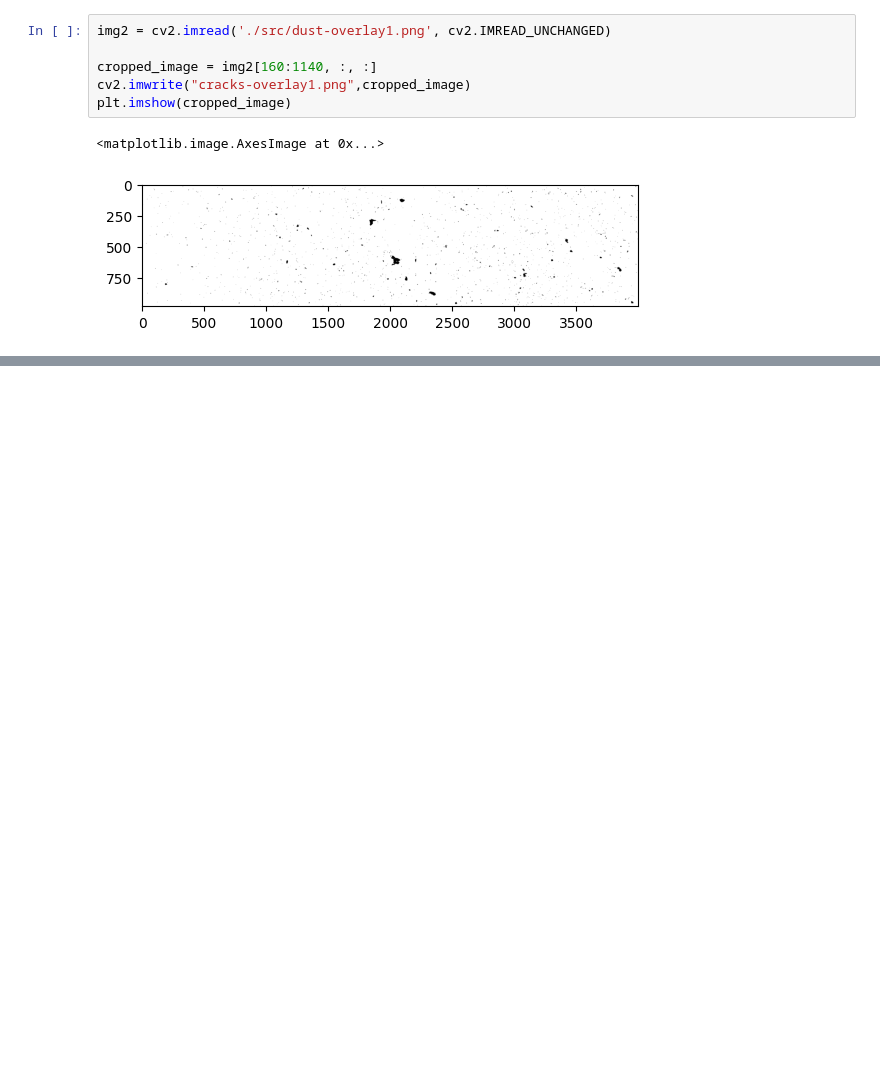
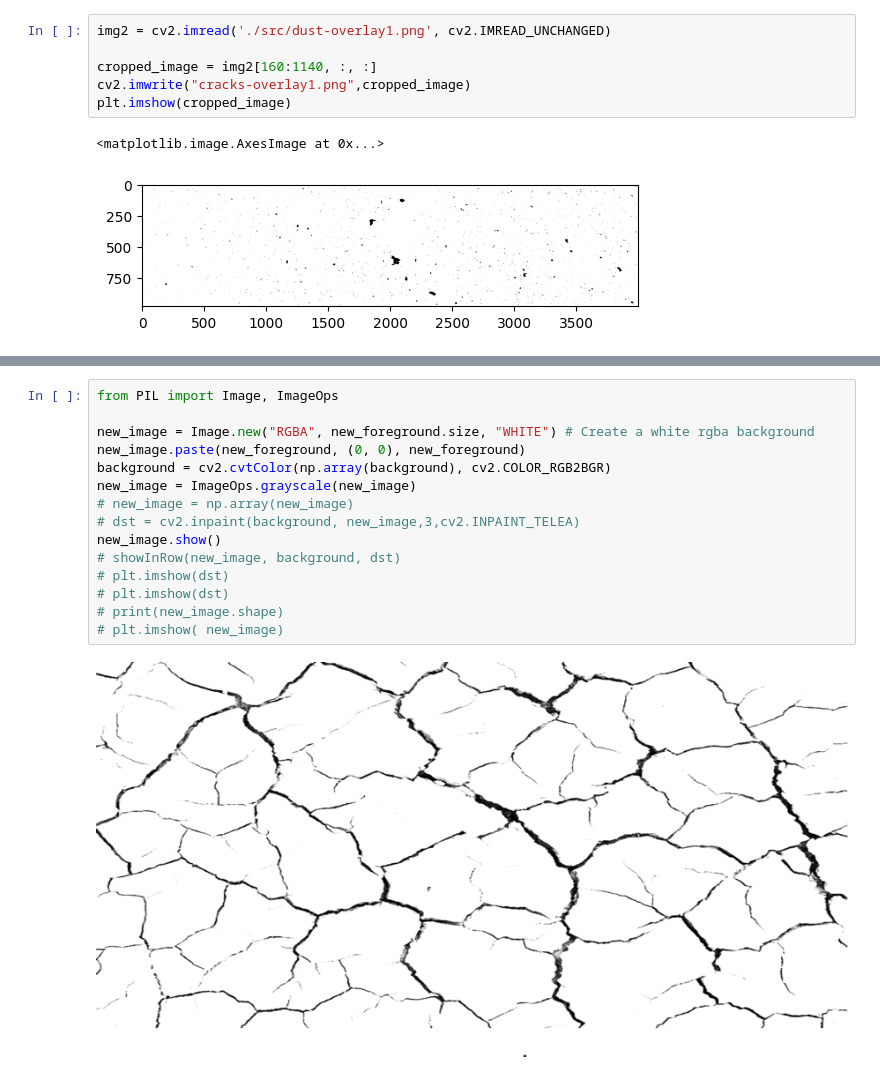
Before and after one commit to pierrepicaud/PML_and_DL, a Jupyter notebook: main.ipynb, the cells around one changed output, grey strips where cells are left out. Saved outputs shown, nothing was run; the diff lists cells and outputs as text; blank space fills up the shorter version.

```diff
--- a/main.ipynb
+++ b/main.ipynb
@@ -63,0 +77,17 @@ background.show()
+# %%
+from PIL import Image, ImageOps
+
+new_image = Image.new("RGBA", new_foreground.size, "WHITE") # Create a white rgba background
+new_image.paste(new_foreground, (0, 0), new_foreground)
+background = cv2.cvtColor(np.array(background), cv2.COLOR_RGB2BGR)
+new_image = ImageOps.grayscale(new_image)
+# new_image = np.array(new_image)
+# dst = cv2.inpaint(background, new_image,3,cv2.INPAINT_TELEA)
+new_image.show()
+# showInRow(new_image, background, dst)
+# plt.imshow(dst)
+# plt.imshow(dst)
+# print(new_image.shape)
+# plt.imshow( new_image)
+# %% [output]
+[figure, added]
```
Also changed, not shown: parts of 12 cells of this notebook, 14 other files.
